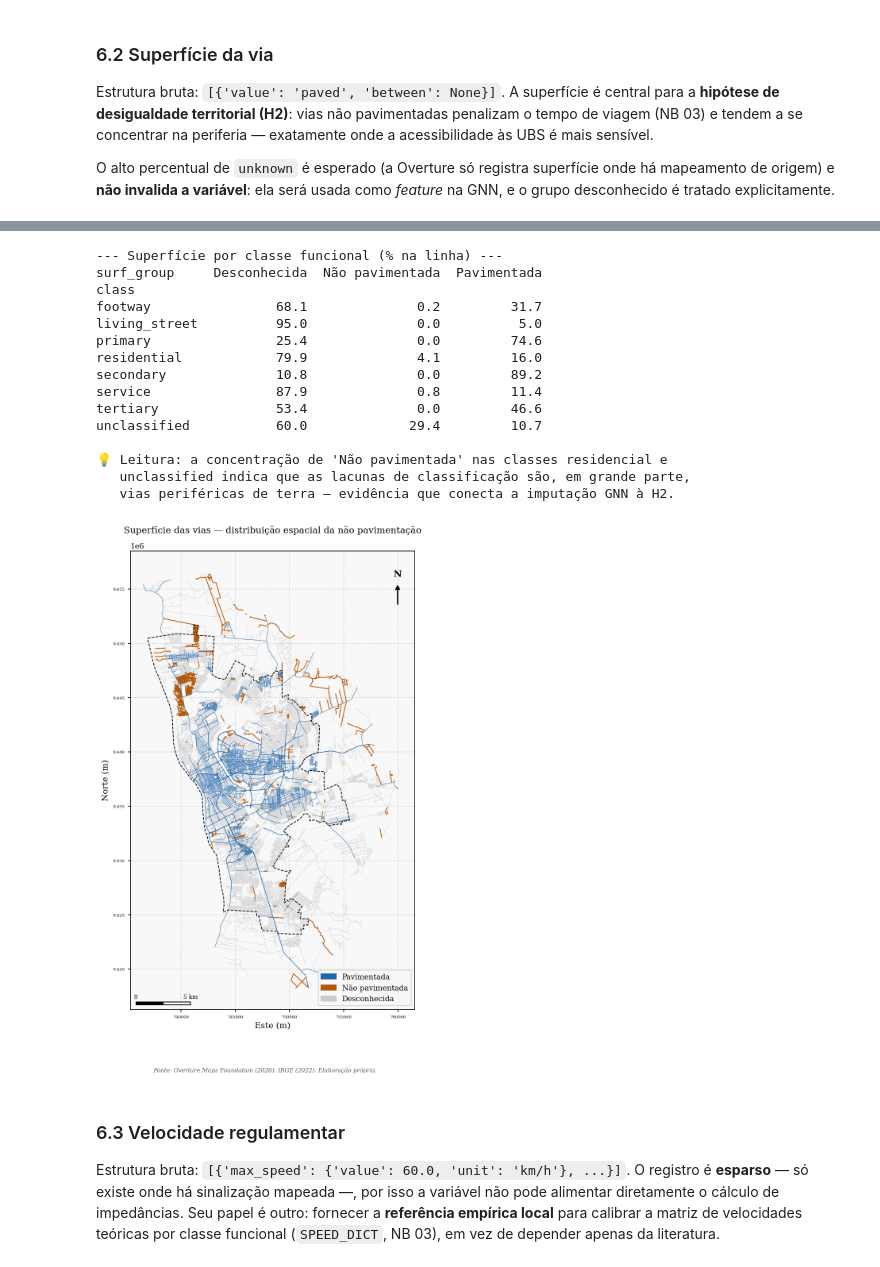
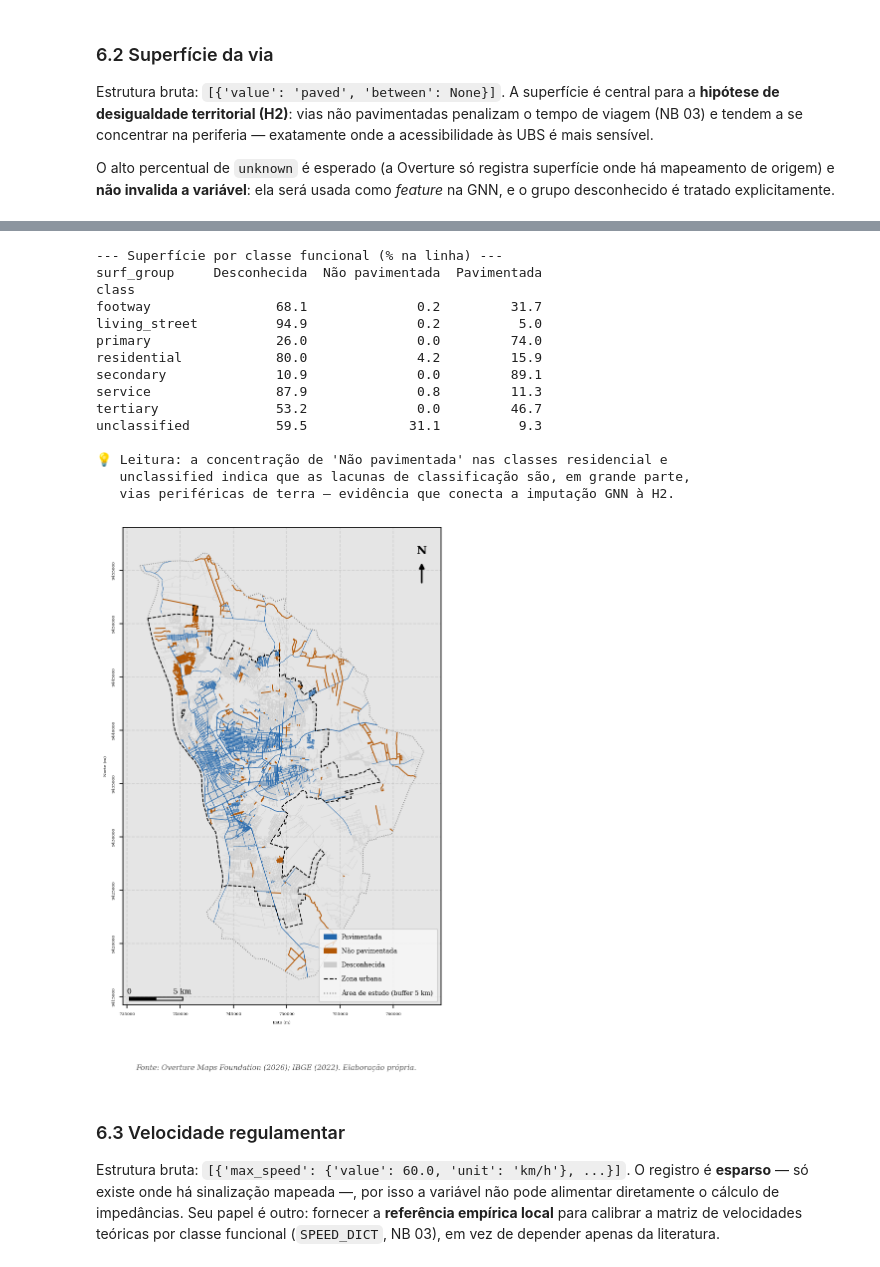
Before and after one commit to felipedantas-pi/ae2sfca-ubs, a Jupyter notebook: notebooks/02.1_Limpeza_e_Topologia.ipynb, the cells around one changed output, grey strips where cells are left out. Drawn from its saved outputs; the diff is of its cells as text; code cells hidden in the pictures.

```diff
--- a/notebooks/02.1_Limpeza_e_Topologia.ipynb
+++ b/notebooks/02.1_Limpeza_e_Topologia.ipynb
@@ -139,6 +144,9 @@ connectors_gdf = gpd.read_file(EXT_OVERTURE / "zonaUrbana_5km_conectores.geojson
 
 # Limite da Zona Urbana (NB 01.1) — moldura dos mapas e densidade viária (Seção 7)
 zona_urbana_gdf = gpd.read_parquet(EXT_IBGE / "teresina_zonaUrbana_utm.parquet")
+# Área de estudo (ZU + buffer 5 km) — moldura externa dos mapas
+area_estudo_gdf = gpd.read_parquet(EXT_IBGE / "teresina_zonaUrbana_buffer5kClip_utm.parquet").to_crs(CRS_METRICO)
+
 
 # Salvaguarda de CRS (ver nota metodológica acima)
 segments_gdf    = segments_gdf.to_crs(CRS_METRICO)
@@ -569,6 +613,8 @@ cruzamento_superficie_classe = (
     ) * 100
 ).round(1)
 
+cruzamento_superficie_classe.to_csv(TABELAS_NB / "nb021_superficie_x_classe.csv", sep=";", encoding="utf-8-sig")
+
 print("--- Superfície por classe funcional (% na linha) ---")
 print(cruzamento_superficie_classe.to_string())
 print("\n💡 Leitura: a concentração de 'Não pavimentada' nas classes residencial e")
@@ -579,42 +625,41 @@ print("   vias periféricas de terra — evidência que conecta a imputação GN
 surf_group     Desconhecida  Não pavimentada  Pavimentada
 class
 footway                68.1              0.2         31.7
-living_street          95.0              0.0          5.0
-primary                25.4              0.0         74.6
-residential            79.9              4.1         16.0
-secondary              10.8              0.0         89.2
-service                87.9              0.8         11.4
-tertiary               53.4              0.0         46.6
-unclassified           60.0             29.4         10.7
+living_street          94.9              0.2          5.0
+primary                26.0              0.0         74.0
+residential            80.0              4.2         15.9
+secondary              10.9              0.0         89.1
+service                87.9              0.8         11.3
+tertiary               53.2              0.0         46.7
+unclassified           59.5             31.1          9.3
 
 💡 Leitura: a concentração de 'Não pavimentada' nas classes residencial e
    unclassified indica que as lacunas de classificação são, em grande parte,
    vias periféricas de terra — evidência que conecta a imputação GNN à H2.
 # %%
 # ── Fig. 04 — Mapa da superfície viária (3 grupos) ──────────────────────────
-fig, ax = plt.subplots(figsize=(10, 10))
+fig, ax = plt.subplots(figsize=(5.8, 8.3)); ax.set_facecolor("#E5E5E5")
 
-# Ordem de desenho: 'Desconhecida' ao fundo; 'Não pavimentada' por cima e mais
-# espessa, pois é a categoria de interesse da hipótese H2.
-for grupo, largura in (("Desconhecida", 0.35), ("Pavimentada", 0.45),
-                       ("Não pavimentada", 0.95)):
-    arestas_gdf[arestas_gdf["surf_group"] == grupo].plot(
-        ax=ax, color=CORES_GROUP[grupo], linewidth=largura)
-zona_urbana_gdf.boundary.plot(ax=ax, color="black", linestyle="--", linewidth=0.9)
+area_estudo_gdf.boundary.plot(ax=ax, color="#777777", ls=":", lw=0.8, zorder=1)
+# Desconhecida ao fundo; Não pavimentada por cima e mais espessa (interesse da H2)
+for grupo, largura in (("Desconhecida", 0.3), ("Pavimentada", 0.45), ("Não pavimentada", 0.95)):
+    arestas_gdf[arestas_gdf["surf_group"] == grupo].plot(ax=ax, color=CORES_GROUP[grupo], linewidth=largura, zorder=2)
+zona_urbana_gdf.boundary.plot(ax=ax, color="black", ls="--", lw=0.9, zorder=4)
 
-ax.legend(handles=[
-    Patch(color=CORES_GROUP[g], label=g)
-    for g in ("Pavimentada", "Não pavimentada", "Desconhecida")
-], loc="lower right")
+ax.legend(
+    handles=[Patch(color=CORES_GROUP[g], label=g) for g in ("Pavimentada", "Não pavimentada", "Desconhecida")]
+            + [Line2D([], [], color="black", ls="--", lw=1, label="Zona urbana"),
+               Line2D([], [], color="#777777", ls=":", lw=1, label="Área de estudo (buffer 5 km)")],
+    loc="lower right", fontsize=6)
 
-moldura_mapa(ax, "Superfície das vias — distribuição espacial da não pavimentação",
-             FONTE_PADRAO)
-barra_escala(ax)
-seta_norte(ax)
-plt.savefig(FIGURAS_NB / "nb021_fig04_mapa_superficie.png", bbox_inches="tight")
+ajustar_zoom_camada(ax, area_estudo_gdf, margem=0.06)
+moldura_mapa(ax, "", FONTE_PADRAO)
+formatar_eixos_mapa(ax, fontsize=4)
+barra_escala(ax); seta_norte(ax)
+plt.savefig(FIGURAS_NB / "nb021_fig04_mapa_superficie.png", dpi=300, bbox_inches="tight")
 plt.show()
 # %% [output]
-[figure, old version]
+[figure, new version]
 # %% [markdown]
 ### 6.3 Velocidade regulamentar
 
```
Also changed, not shown: parts of 22 cells of this notebook, 14 other files.
